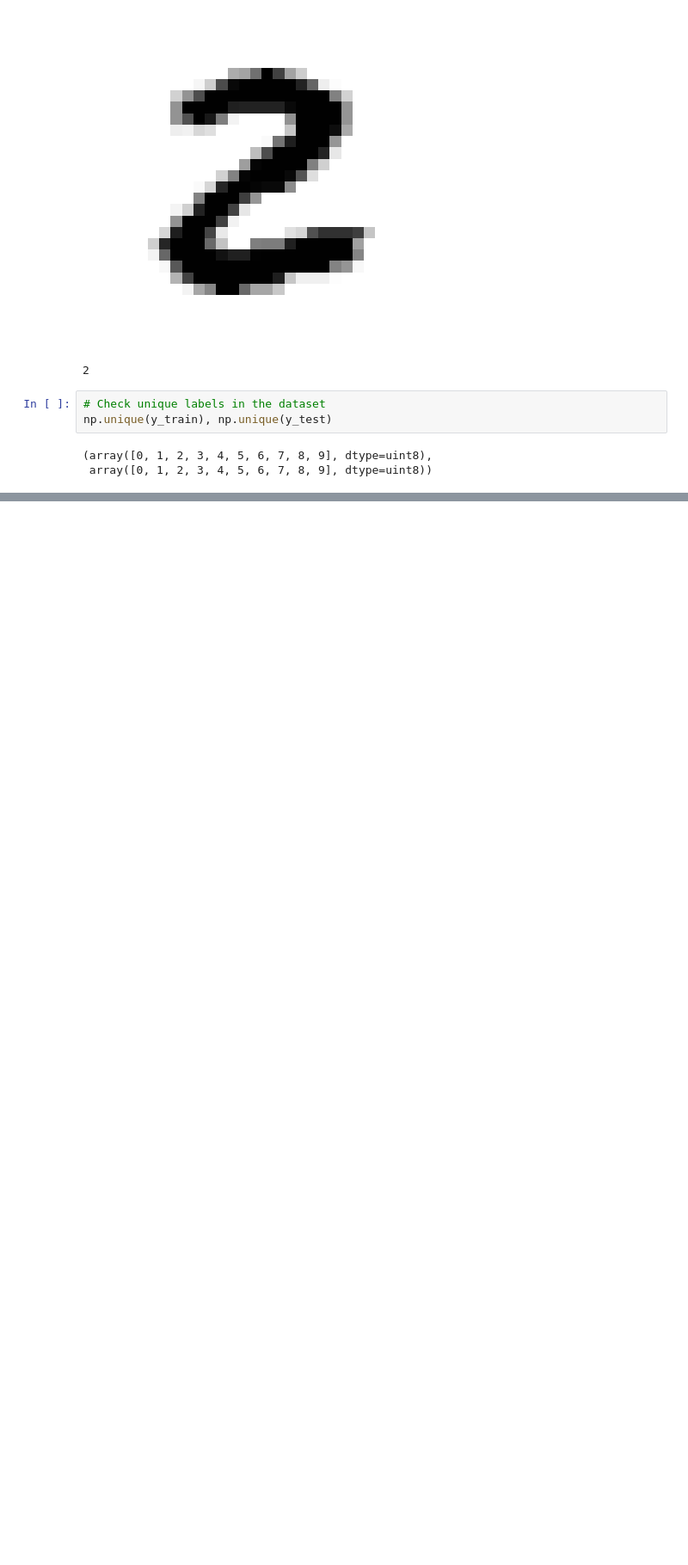
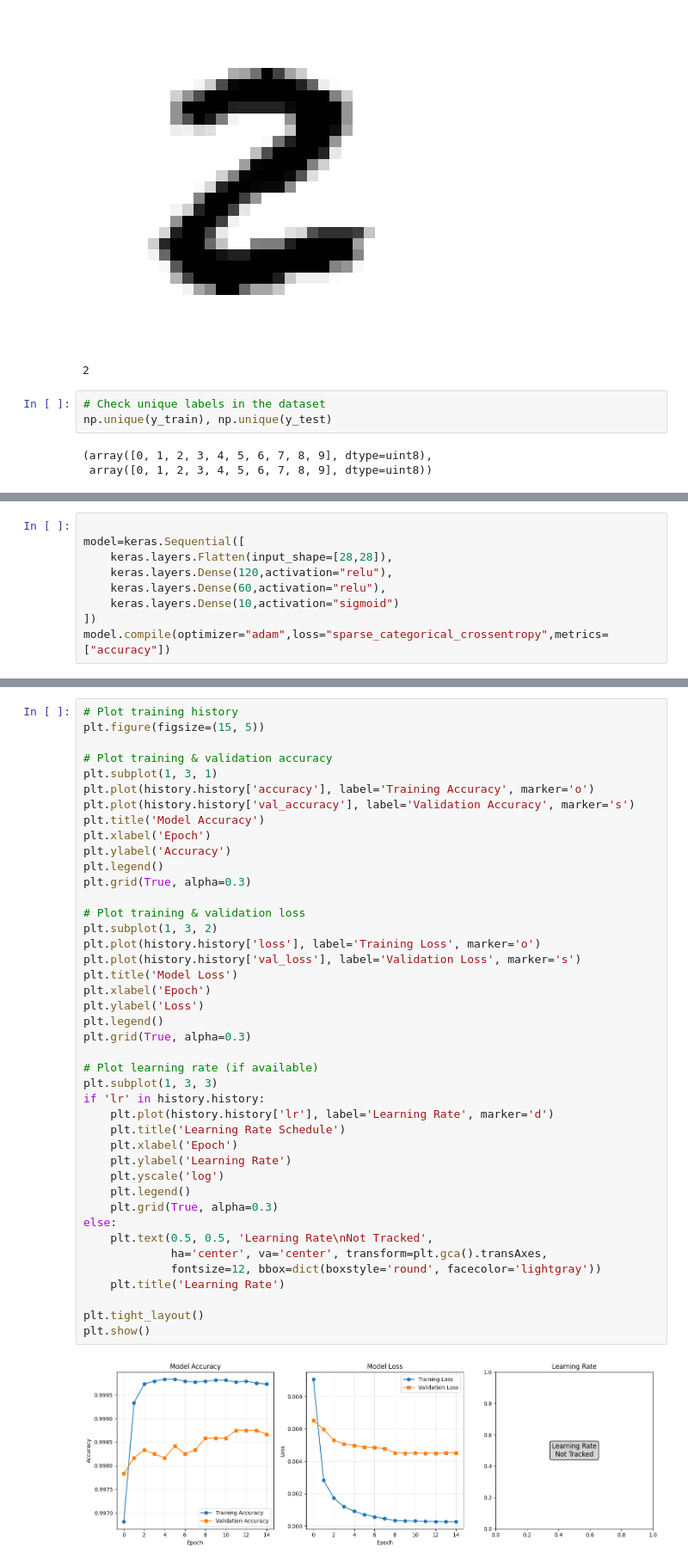
Before and after one commit to NarraRanjith/text_recognition, a Jupyter notebook: mnist.ipynb, the cells around one changed output, grey strips where cells are left out. Shown at 86% size. Drawn from its saved outputs; the diff is of its cells as text; blank space fills up the shorter version.

```diff
--- a/mnist.ipynb
+++ b/mnist.ipynb
@@ -444,0 +119,9 @@ Prediction: Not Digit 2, Confidence: 0.000
+# %%
+
+model=keras.Sequential([
+    keras.layers.Flatten(input_shape=[28,28]),
+    keras.layers.Dense(120,activation="relu"),
+    keras.layers.Dense(60,activation="relu"),
+    keras.layers.Dense(10,activation="sigmoid")
+])
+model.compile(optimizer="adam",loss="sparse_categorical_crossentropy",metrics=["accuracy"])
@@ -444,0 +190,44 @@ Prediction: Not Digit 2, Confidence: 0.000
+# %%
+# Plot training history
+plt.figure(figsize=(15, 5))
+
+# Plot training & validation accuracy
+plt.subplot(1, 3, 1)
+plt.plot(history.history['accuracy'], label='Training Accuracy', marker='o')
+plt.plot(history.history['val_accuracy'], label='Validation Accuracy', marker='s')
+plt.title('Model Accuracy')
+plt.xlabel('Epoch')
+plt.ylabel('Accuracy')
+plt.legend()
+plt.grid(True, alpha=0.3)
+
+# Plot training & validation loss
+plt.subplot(1, 3, 2)
+plt.plot(history.history['loss'], label='Training Loss', marker='o')
+plt.plot(history.history['val_loss'], label='Validation Loss', marker='s')
+plt.title('Model Loss')
+plt.xlabel('Epoch')
+plt.ylabel('Loss')
+plt.legend()
+plt.grid(True, alpha=0.3)
+
+# Plot learning rate (if available)
+plt.subplot(1, 3, 3)
+if 'lr' in history.history:
+    plt.plot(history.history['lr'], label='Learning Rate', marker='d')
+    plt.title('Learning Rate Schedule')
+    plt.xlabel('Epoch')
+    plt.ylabel('Learning Rate')
+    plt.yscale('log')
+    plt.legend()
+    plt.grid(True, alpha=0.3)
+else:
+    plt.text(0.5, 0.5, 'Learning Rate\nNot Tracked',
+             ha='center', va='center', transform=plt.gca().transAxes,
+             fontsize=12, bbox=dict(boxstyle='round', facecolor='lightgray'))
+    plt.title('Learning Rate')
+
+plt.tight_layout()
+plt.show()
+# %% [output]
+[figure, added]
```
Also changed, not shown: parts of 22 cells of this notebook.
